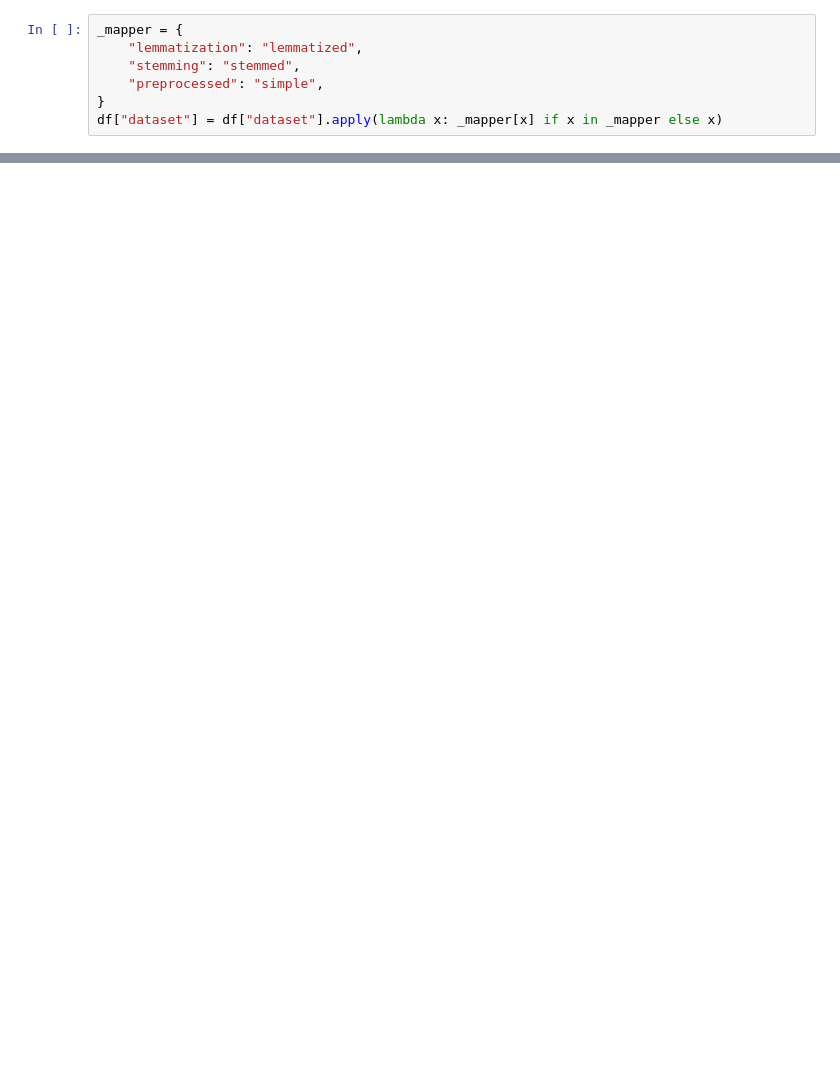
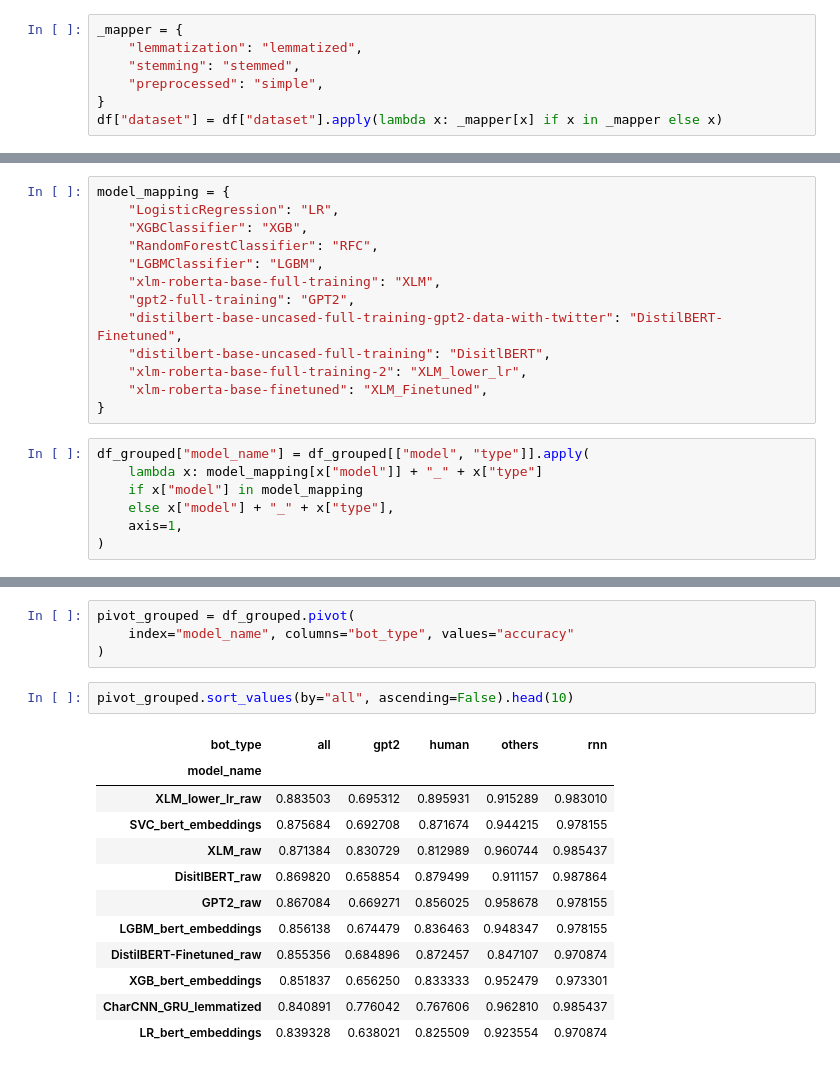
Before and after one commit to cinekele/twitter-deepfake, a Jupyter notebook: notebooks/91_Aggregate_results.ipynb, the cells around one changed output, grey strips where cells are left out. Saved outputs shown, nothing was run; the diff lists cells and outputs as text; blank space fills up the shorter version.

```diff
--- a/notebooks/91_Aggregate_results.ipynb
+++ b/notebooks/91_Aggregate_results.ipynb
@@ -92,0 +116,20 @@ df.sort_values(by="balanced_accuracy", ascending=False).head(10)
+# %%
+model_mapping = {
+    "LogisticRegression": "LR",
+    "XGBClassifier": "XGB",
+    "RandomForestClassifier": "RFC",
+    "LGBMClassifier": "LGBM",
+    "xlm-roberta-base-full-training": "XLM",
+    "gpt2-full-training": "GPT2",
+    "distilbert-base-uncased-full-training-gpt2-data-with-twitter": "DistilBERT-Finetuned",
+    "distilbert-base-uncased-full-training": "DisitlBERT",
+    "xlm-roberta-base-full-training-2": "XLM_lower_lr",
+    "xlm-roberta-base-finetuned": "XLM_Finetuned",
+}
+# %%
+df_grouped["model_name"] = df_grouped[["model", "type"]].apply(
+    lambda x: model_mapping[x["model"]] + "_" + x["type"]
+    if x["model"] in model_mapping
+    else x["model"] + "_" + x["type"],
+    axis=1,
+)
@@ -92,0 +206,19 @@ df.sort_values(by="balanced_accuracy", ascending=False).head(10)
+# %%
+pivot_grouped = df_grouped.pivot(
+    index="model_name", columns="bot_type", values="accuracy"
+)
+# %%
+pivot_grouped.sort_values(by="all", ascending=False).head(10)
+# %% [output]
+| bot_type | all | gpt2 | human | others | rnn |
+| model_name |  |  |  |  |  |
+| XLM_lower_lr_raw | 0.883503 | 0.695312 | 0.895931 | 0.915289 | 0.983010 |
+| SVC_bert_embeddings | 0.875684 | 0.692708 | 0.871674 | 0.944215 | 0.978155 |
+| XLM_raw | 0.871384 | 0.830729 | 0.812989 | 0.960744 | 0.985437 |
+| DisitlBERT_raw | 0.869820 | 0.658854 | 0.879499 | 0.911157 | 0.987864 |
+| GPT2_raw | 0.867084 | 0.669271 | 0.856025 | 0.958678 | 0.978155 |
+| LGBM_bert_embeddings | 0.856138 | 0.674479 | 0.836463 | 0.948347 | 0.978155 |
+| DistilBERT-Finetuned_raw | 0.855356 | 0.684896 | 0.872457 | 0.847107 | 0.970874 |
+| XGB_bert_embeddings | 0.851837 | 0.656250 | 0.833333 | 0.952479 | 0.973301 |
+| CharCNN_GRU_lemmatized | 0.840891 | 0.776042 | 0.767606 | 0.962810 | 0.985437 |
+| LR_bert_embeddings | 0.839328 | 0.638021 | 0.825509 | 0.923554 | 0.970874 |
```
Also changed, not shown: parts of 11 cells of this notebook.
